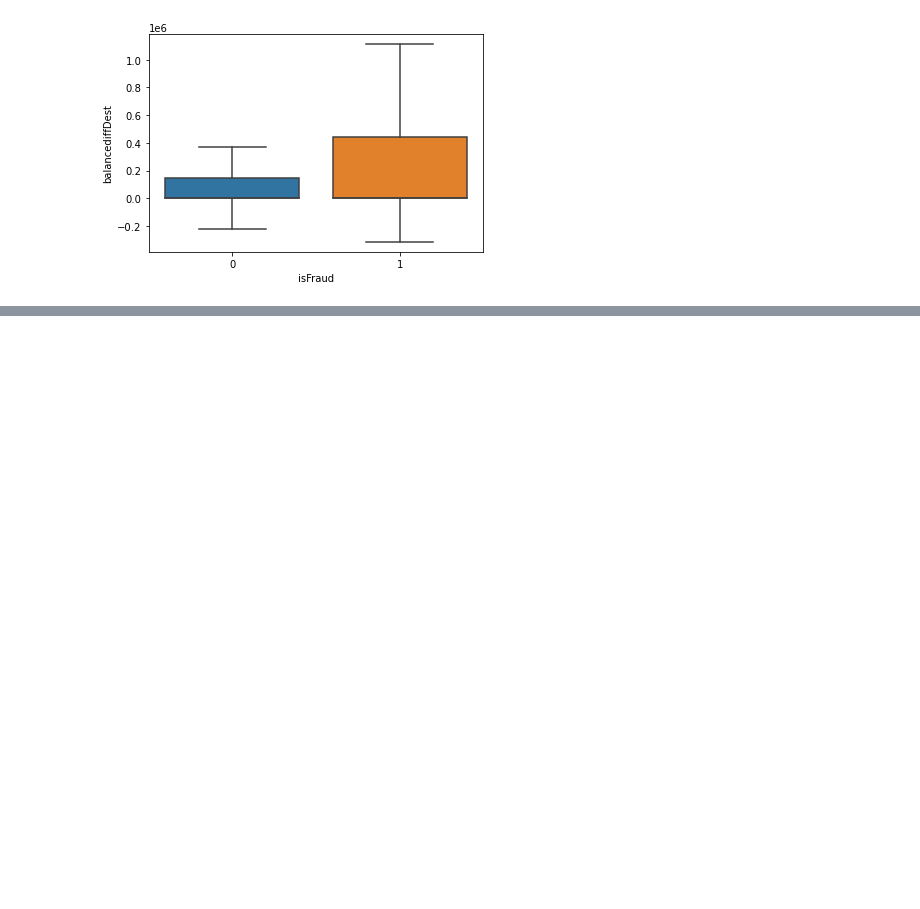
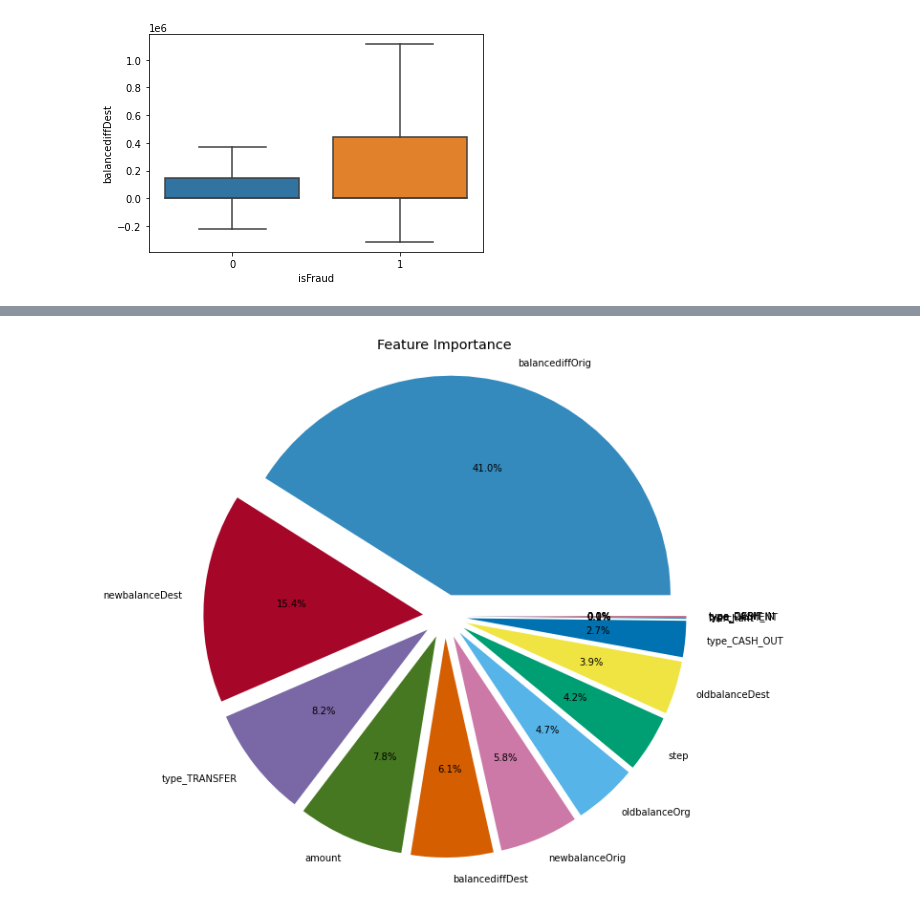
Before and after one commit to Bhavya-Hingorani/Cyber-Seth, a Jupyter notebook: module1.ipynb, the cells around one changed output, grey strips where cells are left out. Cells and saved outputs as stored; diff of their text form; code cells hidden in the pictures; blank space fills up the shorter version.

```diff
--- a/module1.ipynb
+++ b/module1.ipynb
@@ -120,0 +184,3 @@ print(y_test.shape)
+# %%
+importance = pd.DataFrame({'features':X_train.columns,'importance':dt_clf.feature_importances_}).sort_values(by=['importance'], ascending=False)
+importance
@@ -120,0 +203,16 @@ print(y_test.shape)
+# %%
+plt.style.use("bmh")
+f = importance['features']
+i = importance['importance']
+
+# my_data = [value1,value2,value3,...]
+# my_labels = 'label1','label2','label3',...
+
+plt.figure(figsize=[10,10])
+my_explode = (0.1, 0.1, 0.1,0.1,0.1,0.1,0.1,0.1,0.1,0.1,0.1,0.1,0.1,0.1)
+plt.pie(i,labels=f,autopct='%1.1f%%',shadow=False,explode=my_explode)
+plt.title('Feature Importance')
+plt.axis('equal')
+plt.show()
+# %% [output]
+[figure, added]
```
Also changed, not shown: parts of 12 cells of this notebook, 1 other file.
